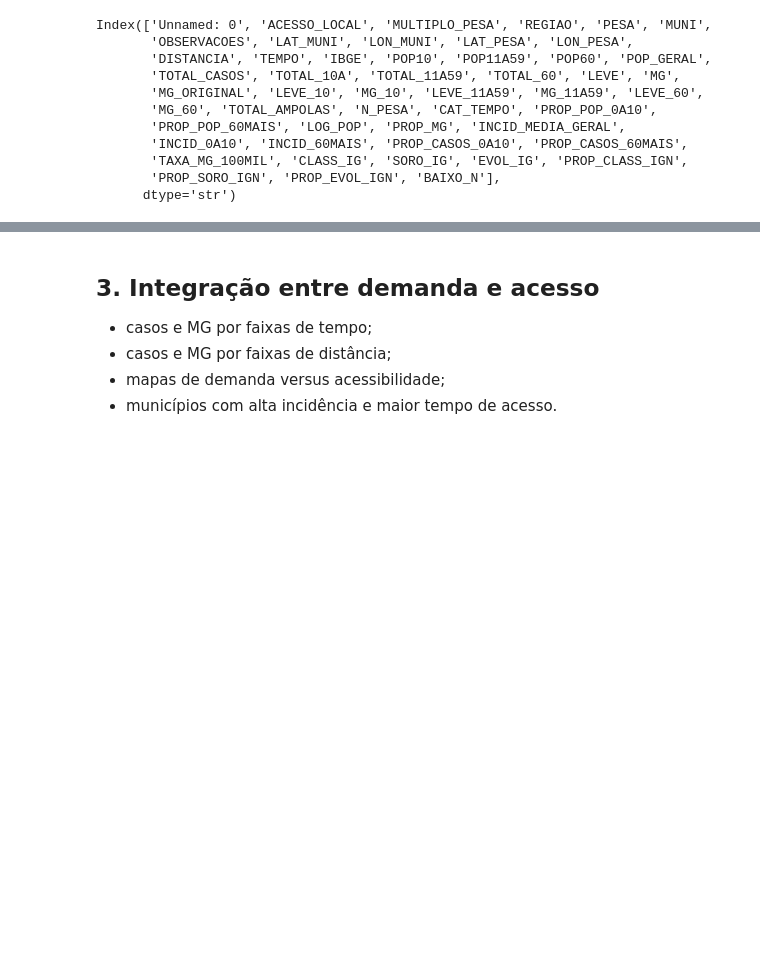
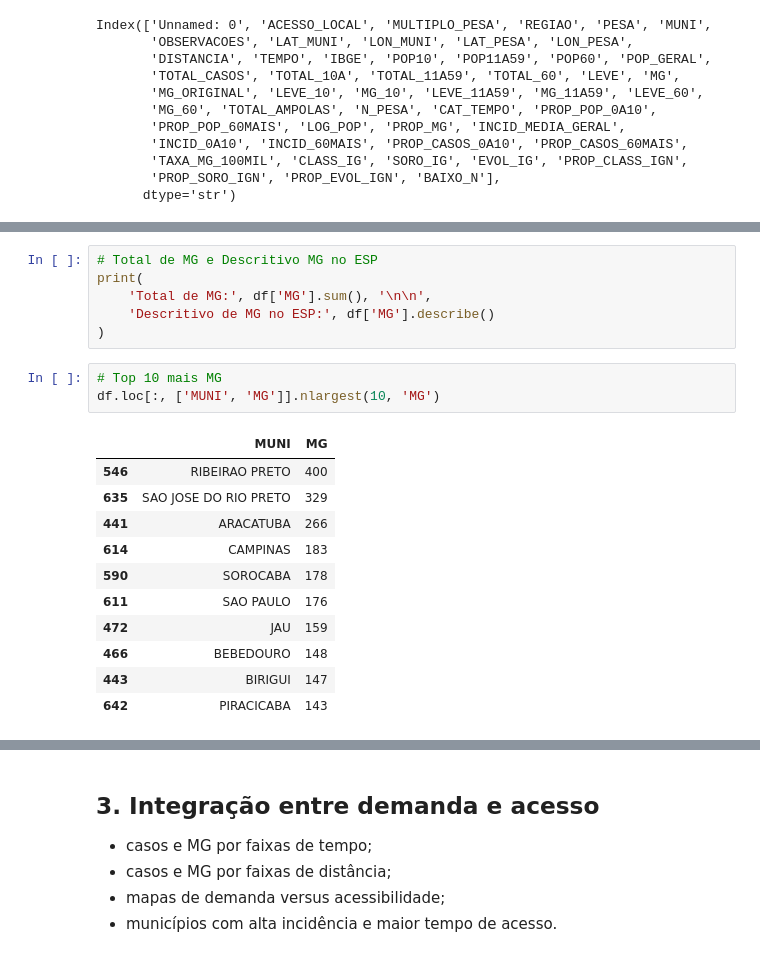
Before and after one commit to lucascgmermano/escorpiao_pesa, a Jupyter notebook: Quadro2/06-analise_01.ipynb, the cells around one changed output, grey strips where cells are left out. Saved outputs shown, nothing was run; the diff lists cells and outputs as text; blank space fills up the shorter version.

```diff
--- a/Quadro2/06-analise_01.ipynb
+++ b/Quadro2/06-analise_01.ipynb
@@ -151,0 +148,21 @@ Index(['Unnamed: 0', 'ACESSO_LOCAL', 'MULTIPLO_PESA', 'REGIAO', 'PESA', 'MUNI',
+# %%
+# Total de MG e Descritivo MG no ESP
+print(
+    'Total de MG:', df['MG'].sum(), '\n\n',
+    'Descritivo de MG no ESP:', df['MG'].describe()
+)
+# %%
+# Top 10 mais MG
+df.loc[:, ['MUNI', 'MG']].nlargest(10, 'MG')
+# %% [output]
+|  | MUNI | MG |
+| 546 | RIBEIRAO PRETO | 400 |
+| 635 | SAO JOSE DO RIO PRETO | 329 |
+| 441 | ARACATUBA | 266 |
+| 614 | CAMPINAS | 183 |
+| 590 | SOROCABA | 178 |
+| 611 | SAO PAULO | 176 |
+| 472 | JAU | 159 |
+| 466 | BEBEDOURO | 148 |
+| 443 | BIRIGUI | 147 |
+| 642 | PIRACICABA | 143 |
```
Also changed, not shown: parts of 9 cells of this notebook.
